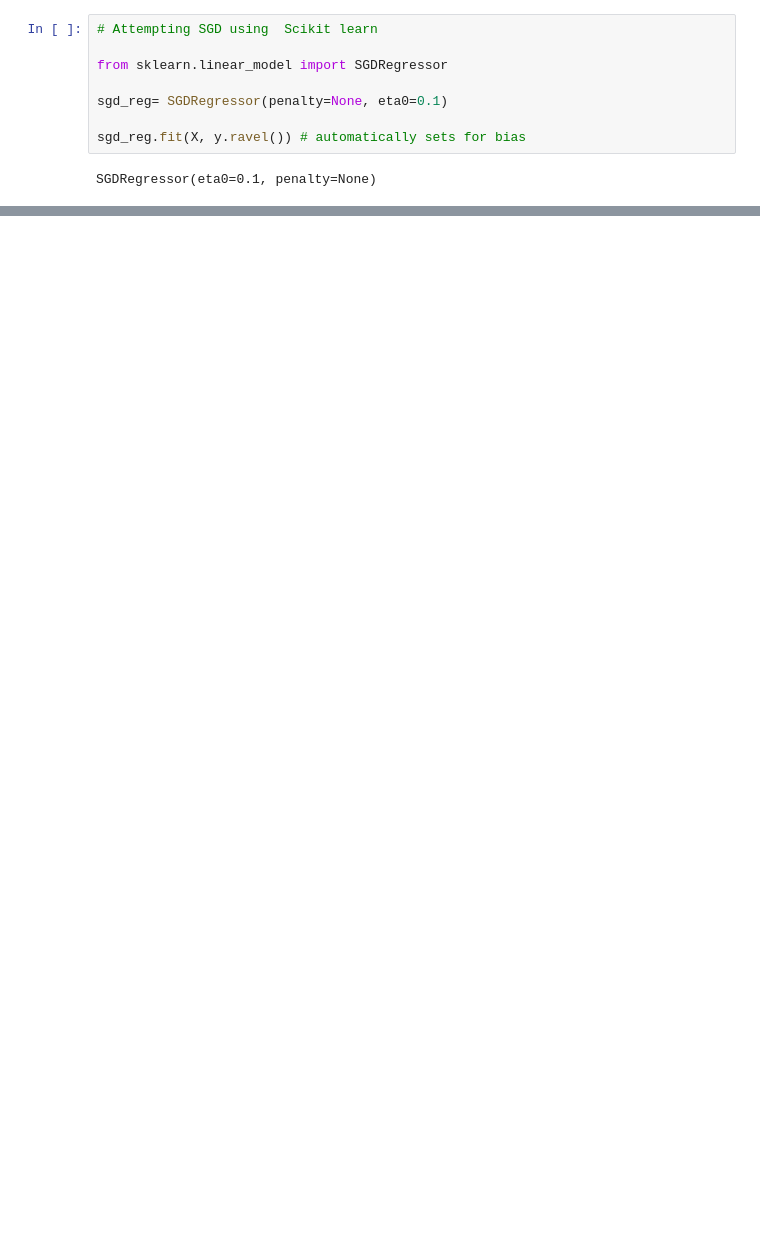
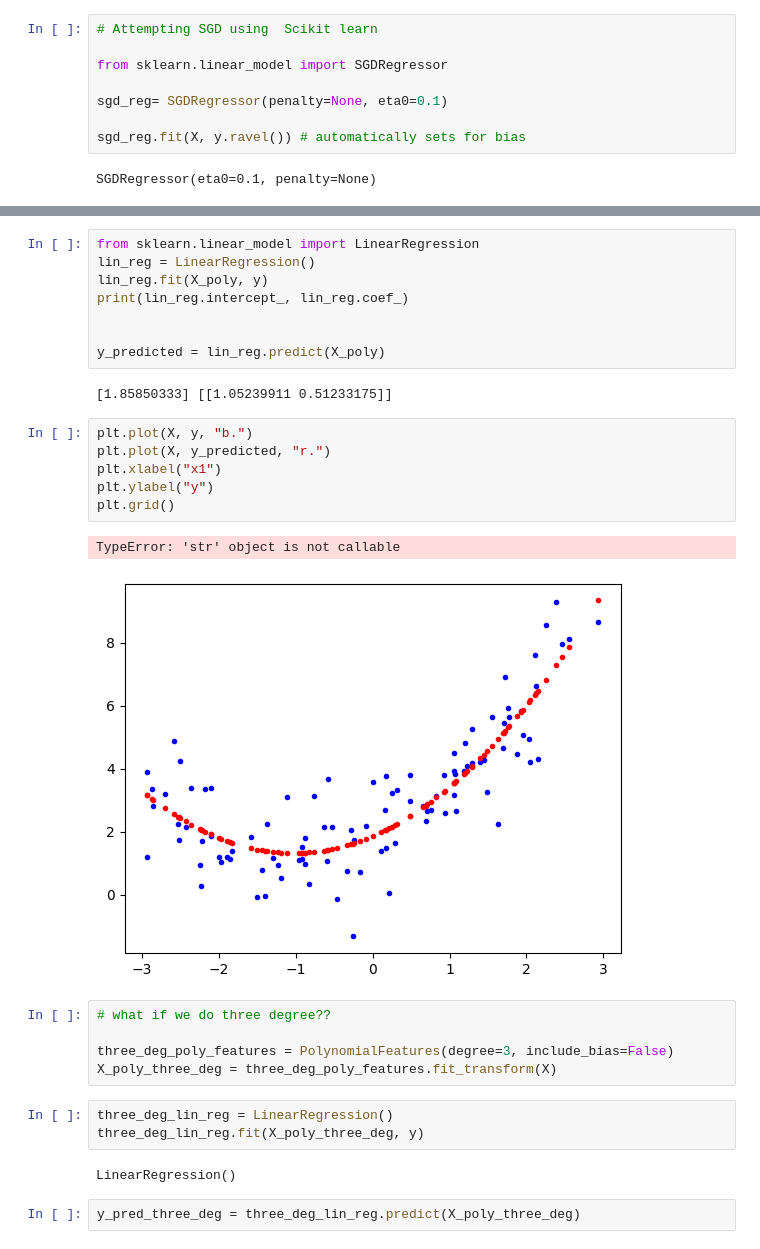
Before and after one commit to keshaviscool/learning_ml, a Jupyter notebook: chapter_4.ipynb, the cells around one changed output, grey strips where cells are left out. Drawn from its saved outputs; the diff is of its cells as text; blank space fills up the shorter version.

```diff
--- a/chapter_4.ipynb
+++ b/chapter_4.ipynb
@@ -168,0 +205,31 @@ array([3.30295259])
+# %%
+from sklearn.linear_model import LinearRegression
+lin_reg = LinearRegression()
+lin_reg.fit(X_poly, y)
+print(lin_reg.intercept_, lin_reg.coef_)
+
+
+y_predicted = lin_reg.predict(X_poly)
+# %% [output]
+[1.85850333] [[1.05239911 0.51233175]]
+# %%
+plt.plot(X, y, "b.")
+plt.plot(X, y_predicted, "r.")
+plt.xlabel("x1")
+plt.ylabel("y")
+plt.grid()
+# %% [output]
+TypeError: 'str' object is not callable
+[figure, added]
+# %%
+# what if we do three degree??
+
+three_deg_poly_features = PolynomialFeatures(degree=3, include_bias=False)
+X_poly_three_deg = three_deg_poly_features.fit_transform(X)
+# %%
+three_deg_lin_reg = LinearRegression()
+three_deg_lin_reg.fit(X_poly_three_deg, y)
+# %% [output]
+LinearRegression()
+# %%
+y_pred_three_deg = three_deg_lin_reg.predict(X_poly_three_deg)
```
Also changed, not shown: parts of 43 cells of this notebook, 1 other file.
